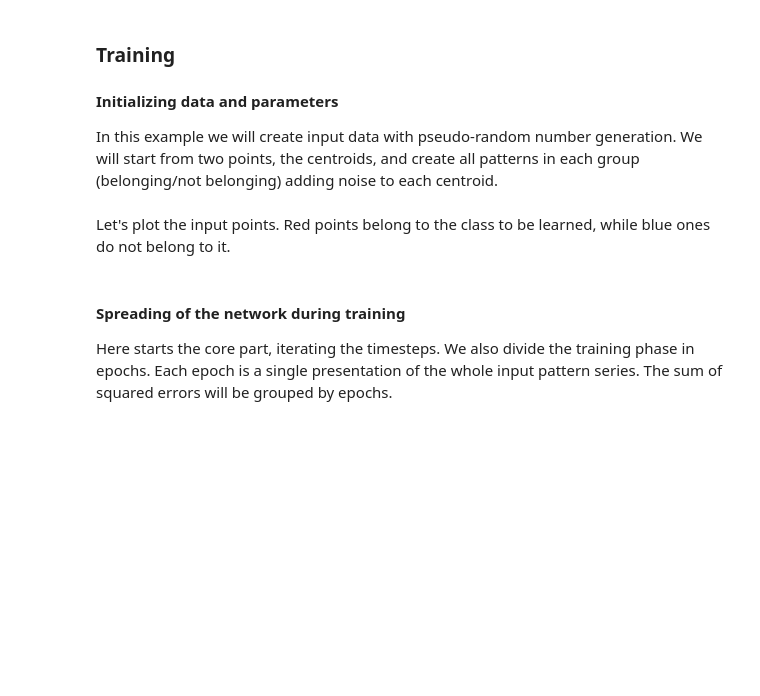
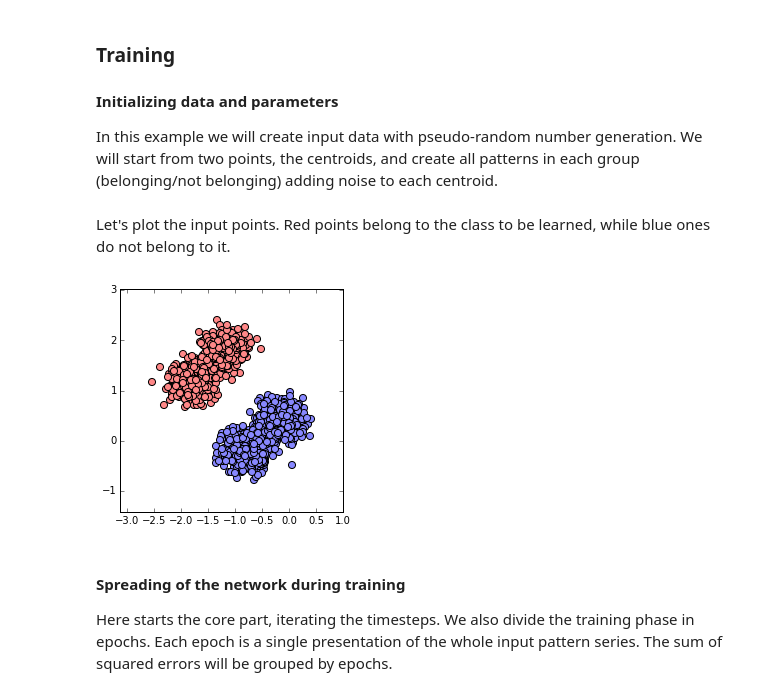
Before and after one commit to cecconeurale/neunet-basics, a Jupyter notebook: course/perceptron-simple-simulation.ipynb, the cells around one changed output. Cells and saved outputs as stored; diff of their text form; code cells hidden in the pictures; blank space fills up the shorter version.

```diff
--- a/course/perceptron-simple-simulation.ipynb
+++ b/course/perceptron-simple-simulation.ipynb
@@ -61,6 +61,24 @@ dw = zeros([n+1,stime])
 squared_errors = zeros(epochs)
 # %% [markdown]
 Let's plot the input points. Red points belong to the class to be learned, while blue ones do not belong to it.
+# %%
+# limits
+upper_bound = P.max(0) + 0.2*(P.max(0)-P.min(0))
+lower_bound = P.min(0) - 0.2*(P.max(0)-P.min(0))
+
+
+# Create the figure
+fig = figure(figsize=(4,4))
+
+scatter(*P[(n_patterns/2):,:].T, s = 50,  c = '#ff8888' )
+scatter(*P[:(n_patterns/2),:].T, s = 50,  c = '#8888ff' )
+
+xlim( [lower_bound[0], upper_bound[0]] )
+ylim( [lower_bound[1], upper_bound[1]] )
+
+show()
+# %% [output]
+[figure, added]
 # %% [markdown]
 #### Spreading of the network during training
 Here starts the core part, iterating the timesteps. We also divide the training phase in epochs. Each epoch is a single presentation of the whole input pattern series. The sum of squared errors will be grouped by epochs.
```
Also changed, not shown: parts of 2 cells of this notebook, 2 other files.
